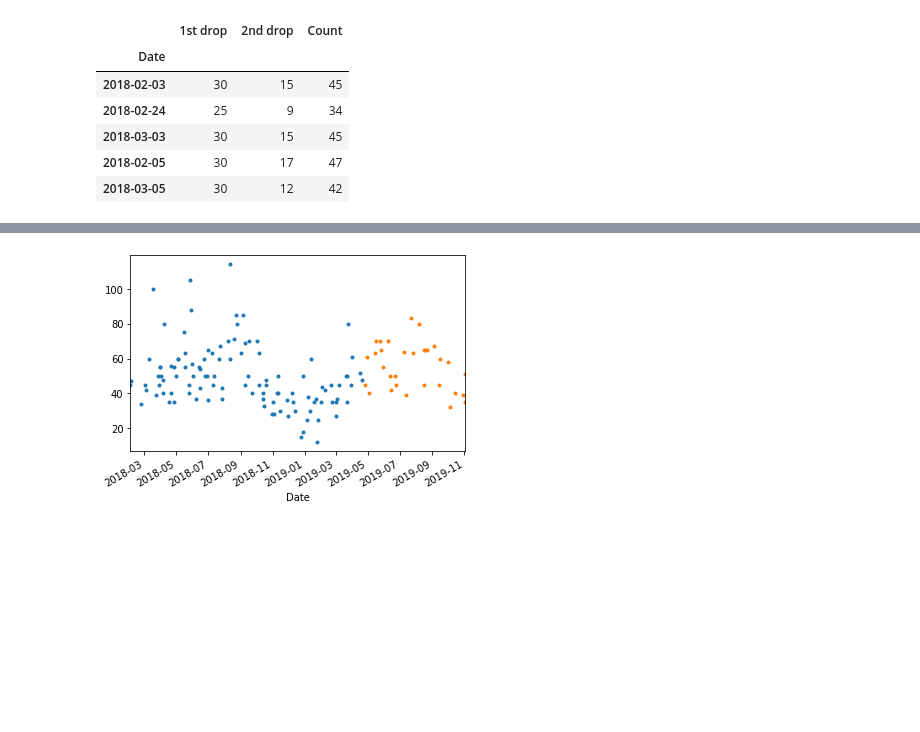
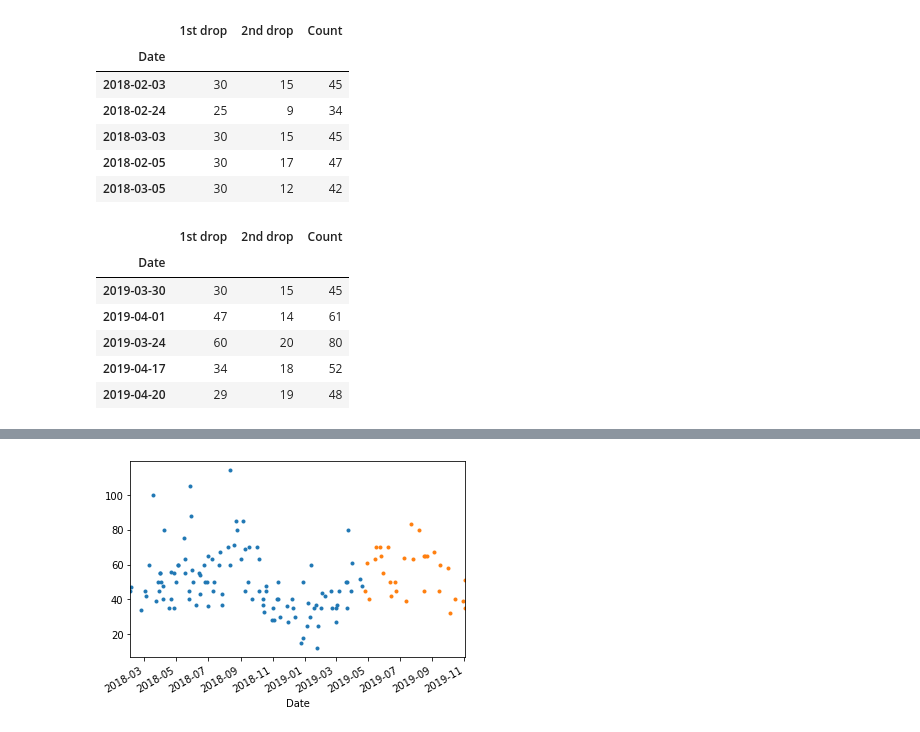
Before and after one commit to kamransoomro84/souper-duper, a Jupyter notebook: notebooks/Time series model analysis.ipynb, the cells around one changed output, grey strips where cells are left out. Cells and saved outputs as stored; diff of their text form; code cells hidden in the pictures; blank space fills up the shorter version.

```diff
--- a/notebooks/Time series model analysis.ipynb
+++ b/notebooks/Time series model analysis.ipynb
@@ -34,3 +34,13 @@ data.head()
 # %%
 train=data[0:110]
 test=data[110:]
+# %%
+train.tail()
+# %% [output]
+|  | 1st drop | 2nd drop | Count |
+| Date |  |  |  |
+| 2019-03-30 | 30 | 15 | 45 |
+| 2019-04-01 | 47 | 14 | 61 |
+| 2019-03-24 | 60 | 20 | 80 |
+| 2019-04-17 | 34 | 18 | 52 |
+| 2019-04-20 | 29 | 19 | 48 |
```
Also changed, not shown: parts of 7 cells of this notebook.
